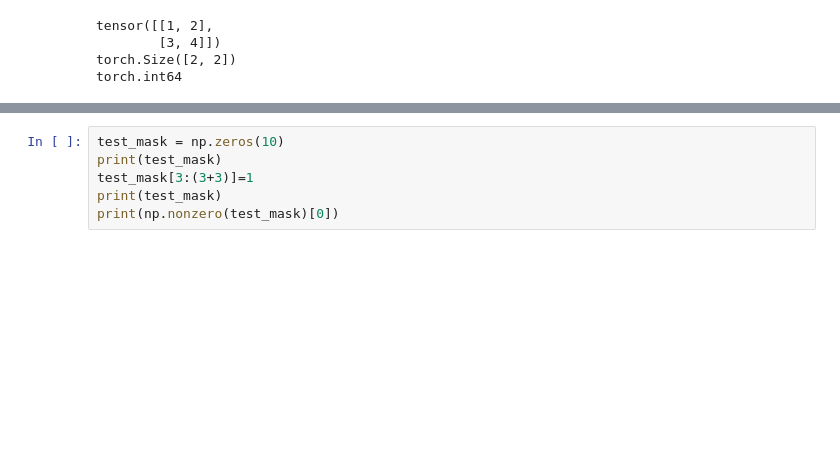
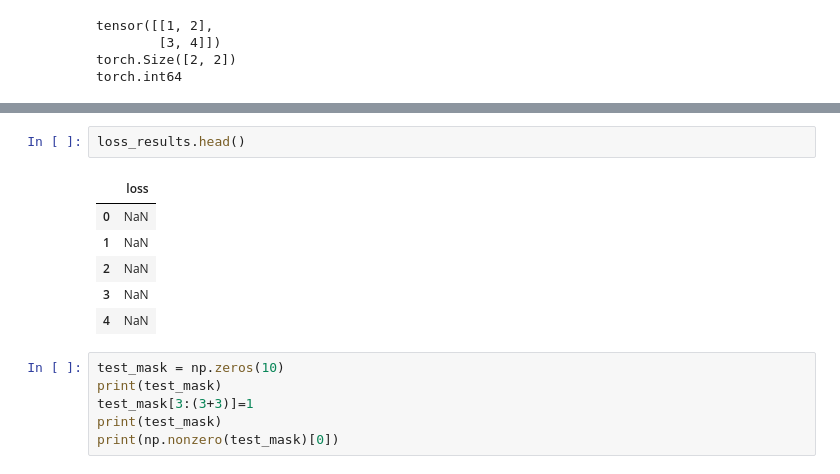
Before and after one commit to epulick/gohr, a Jupyter notebook: misc/eric_dev.ipynb, the cells around one changed output, grey strips where cells are left out. Cells and saved outputs as stored; diff of their text form; blank space fills up the shorter version.

```diff
--- a/misc/eric_dev.ipynb
+++ b/misc/eric_dev.ipynb
@@ -79,3 +95,12 @@ ax3 = sns.lineplot(data=episode_results,x=episode_results.index, y = "reward")
+# %%
+loss_results.head()
+# %% [output]
+|  | loss |
+| 0 | NaN |
+| 1 | NaN |
+| 2 | NaN |
+| 3 | NaN |
+| 4 | NaN |
 # %%
 test_mask = np.zeros(10)
 print(test_mask)
```
Also changed, not shown: parts of 3 cells of this notebook, 4 other files.
